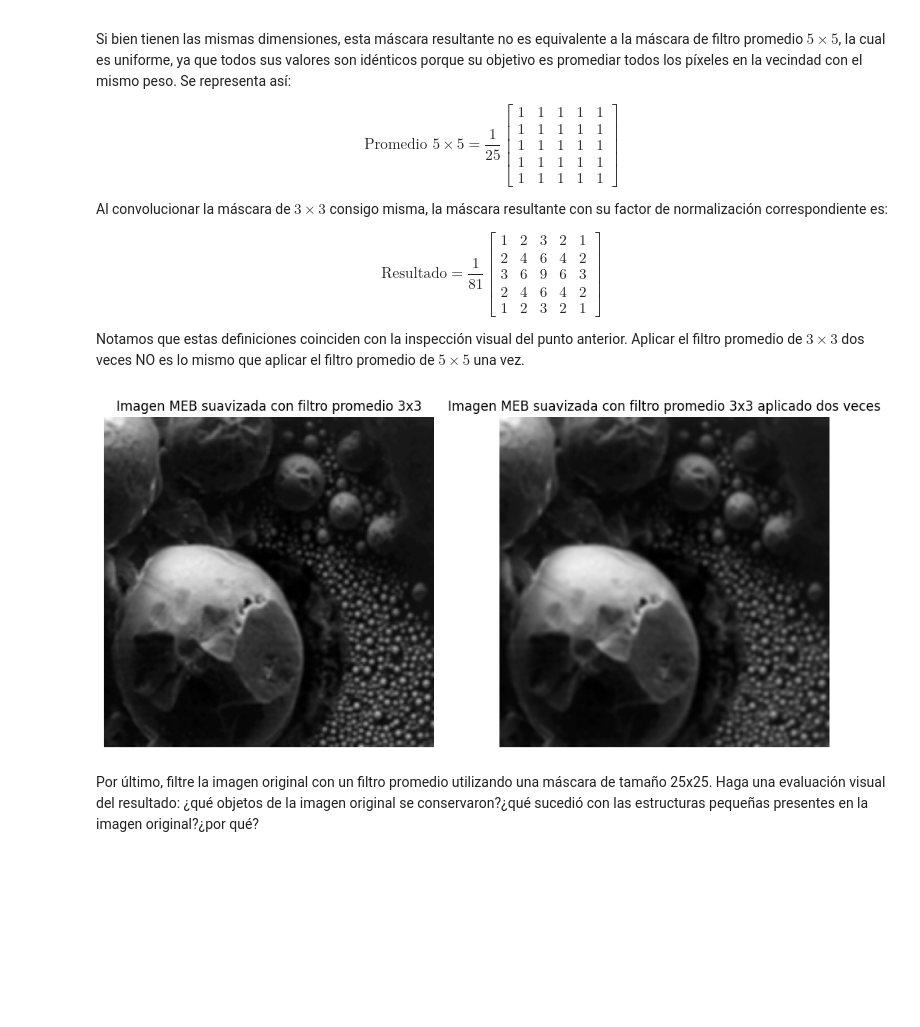
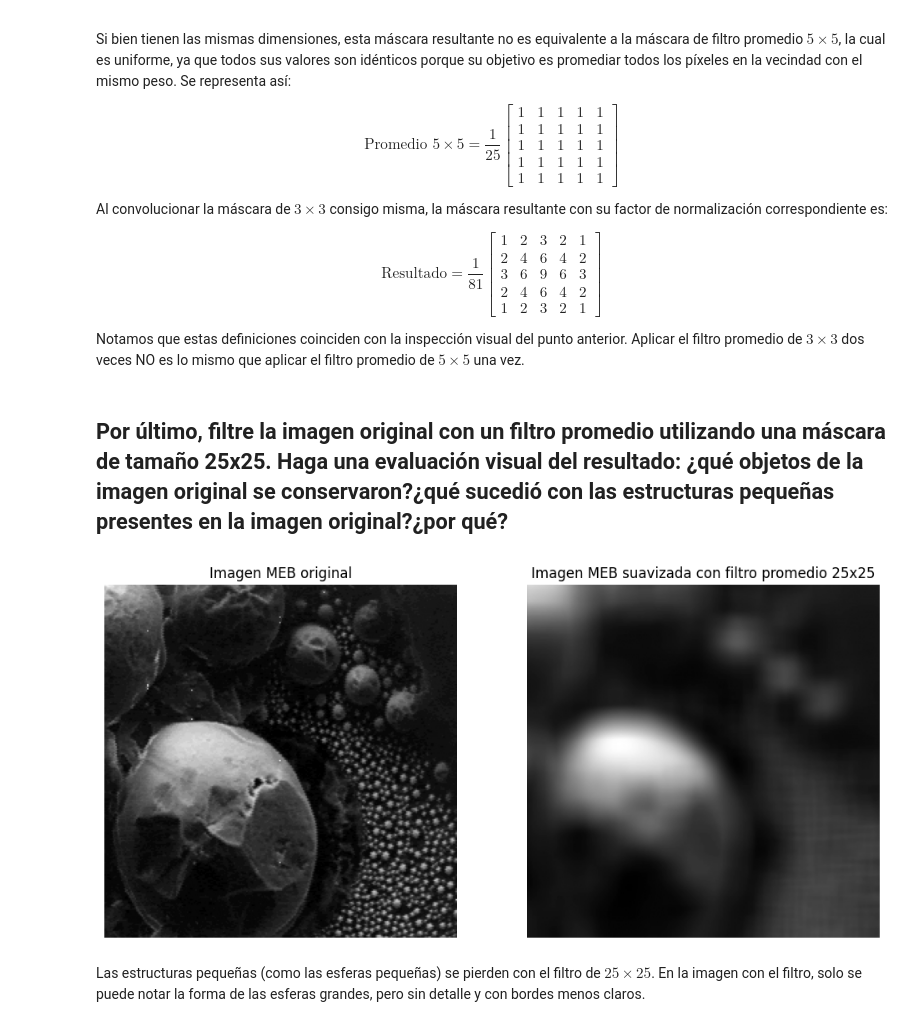
Before and after one commit to santichica/tallleres-cv, a Jupyter notebook: taller5/filtros_lineales_suavizantes.ipynb, the cells around one changed output. Saved outputs shown, nothing was run; the diff lists cells and outputs as text; code cells hidden in the pictures; blank space fills up the shorter version.

```diff
--- a/taller5/filtros_lineales_suavizantes.ipynb
+++ b/taller5/filtros_lineales_suavizantes.ipynb
@@ -148,22 +148,19 @@ $$\text{Resultado} = \frac{1}{81} \begin{bmatrix} 1 & 2 & 3 & 2 & 1 \\ 2 & 4 & 6
 
 
 Notamos que estas definiciones coinciden con la inspección visual del punto anterior. Aplicar el filtro promedio de $3 \times 3$ dos veces NO es lo mismo que aplicar el filtro promedio de $5 \times 5$ una vez.
-# %%
-fig, ax = plt.subplots(1, 2, figsize=(12, 6))
-ax[0].imshow(imagen_avg_meb, cmap='gray')
-ax[0].set_title('Imagen MEB suavizada con filtro promedio 3x3')
-ax[0].axis('off')
-ax[1].imshow(imagen_meb_promedio_3_3_2, cmap='gray')
-ax[1].set_title('Imagen MEB suavizada con filtro promedio 3x3 aplicado dos veces')
-ax[1].axis('off')
-plt.show()
-# %% [output]
-[figure, removed]
 # %% [markdown]
-
-
-
-
-
-
-Por último, filtre la imagen original con un filtro promedio utilizando una máscara de tamaño 25x25. Haga una evaluación visual del resultado: ¿qué objetos de la imagen original se conservaron?¿qué sucedió con las estructuras pequeñas presentes en la imagen original?¿por qué?
+## Por último, filtre la imagen original con un filtro promedio utilizando una máscara de tamaño 25x25. Haga una evaluación visual del resultado: ¿qué objetos de la imagen original se conservaron?¿qué sucedió con las estructuras pequeñas presentes en la imagen original?¿por qué?
+# %%
+imagen_meb_promedio_25_25 = mean(imagen_meb, footprint_rectangle((25, 25)))
+fig, ax = plt.subplots(1, 2, figsize=(12, 6))
+ax[0].imshow(imagen_meb, cmap='gray')
+ax[0].set_title('Imagen MEB original')
+ax[0].axis('off')
+ax[1].imshow(imagen_meb_promedio_25_25, cmap='gray')
+ax[1].set_title('Imagen MEB suavizada con filtro promedio 25x25')
+ax[1].axis('off')
+plt.show()
+# %% [output]
+[figure, added]
+# %% [markdown]
+Las estructuras pequeñas (como las esferas pequeñas) se pierden con el filtro de $25 \times 25$. En la imagen con el filtro, solo se puede notar la forma de las esferas grandes, pero sin detalle y con bordes menos claros.
```
Also changed, not shown: parts of 1 cell of this notebook.
